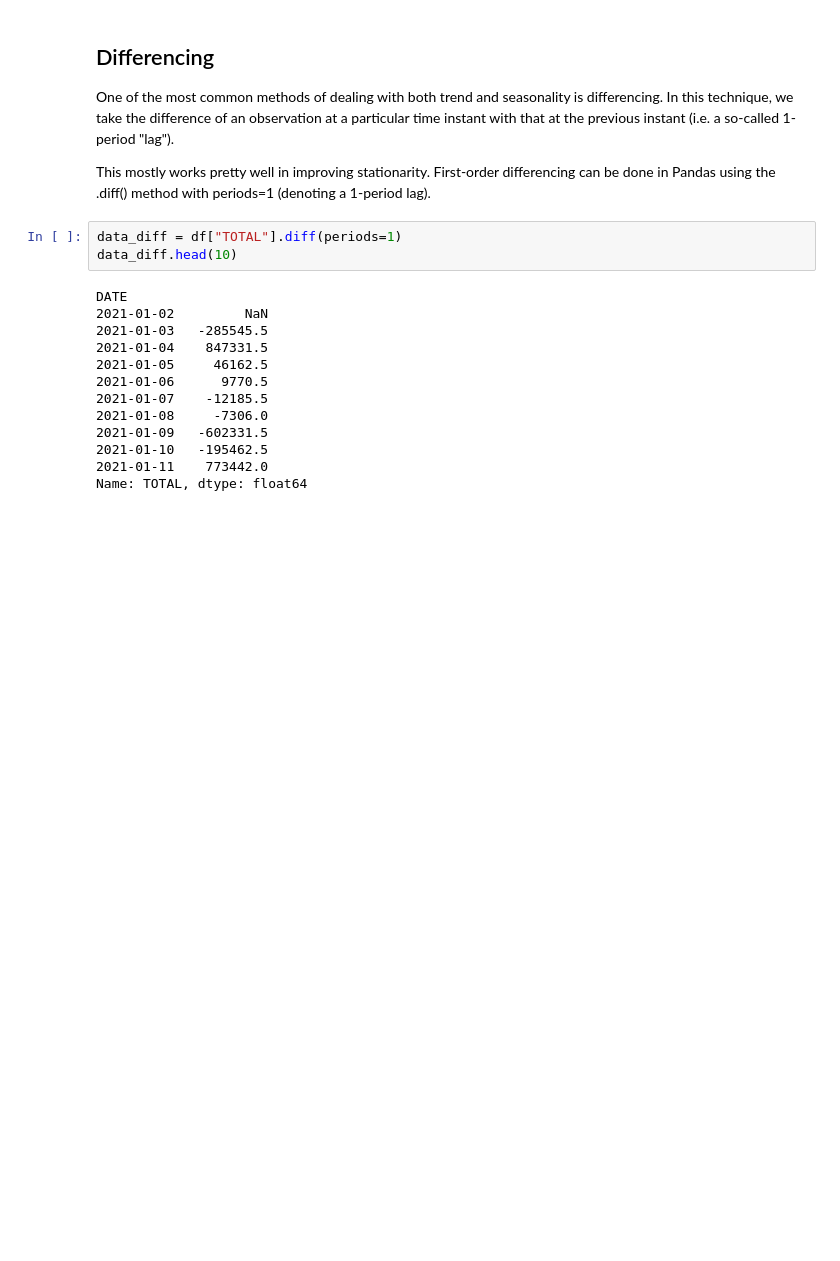
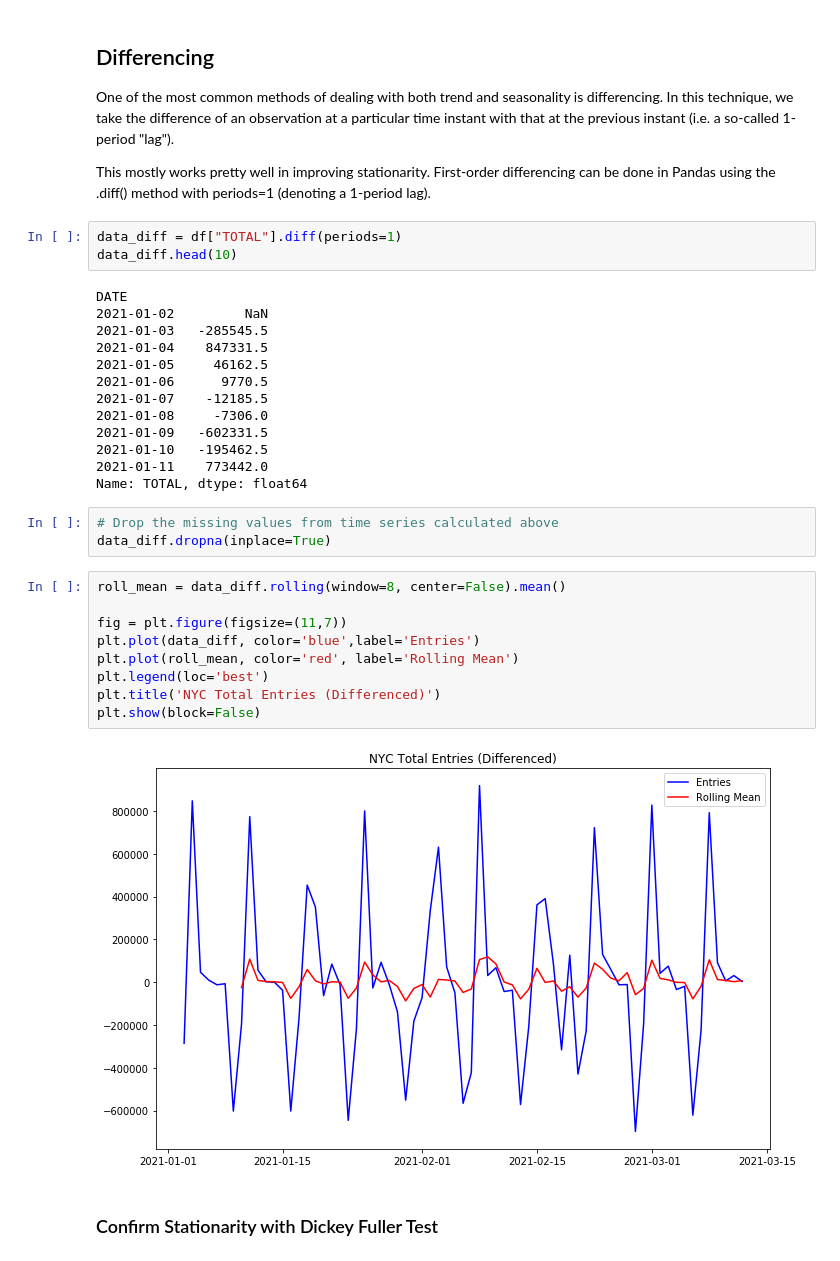
Before and after one commit to justinm0rgan/mta-turnstile-covid, a Jupyter notebook: modeling.ipynb, the cells around one changed output. Cells and saved outputs as stored; diff of their text form; blank space fills up the shorter version.

```diff
--- a/modeling.ipynb
+++ b/modeling.ipynb
@@ -135,3 +185,19 @@ DATE
 2021-01-10   -195462.5
 2021-01-11    773442.0
 Name: TOTAL, dtype: float64
+# %%
+# Drop the missing values from time series calculated above
+data_diff.dropna(inplace=True)
+# %%
+roll_mean = data_diff.rolling(window=8, center=False).mean()
+
+fig = plt.figure(figsize=(11,7))
+plt.plot(data_diff, color='blue',label='Entries')
+plt.plot(roll_mean, color='red', label='Rolling Mean')
+plt.legend(loc='best')
+plt.title('NYC Total Entries (Differenced)')
+plt.show(block=False)
+# %% [output]
+[figure, added]
+# %% [markdown]
+### Confirm Stationarity with Dickey Fuller Test
```
Also changed, not shown: parts of 22 cells of this notebook.
